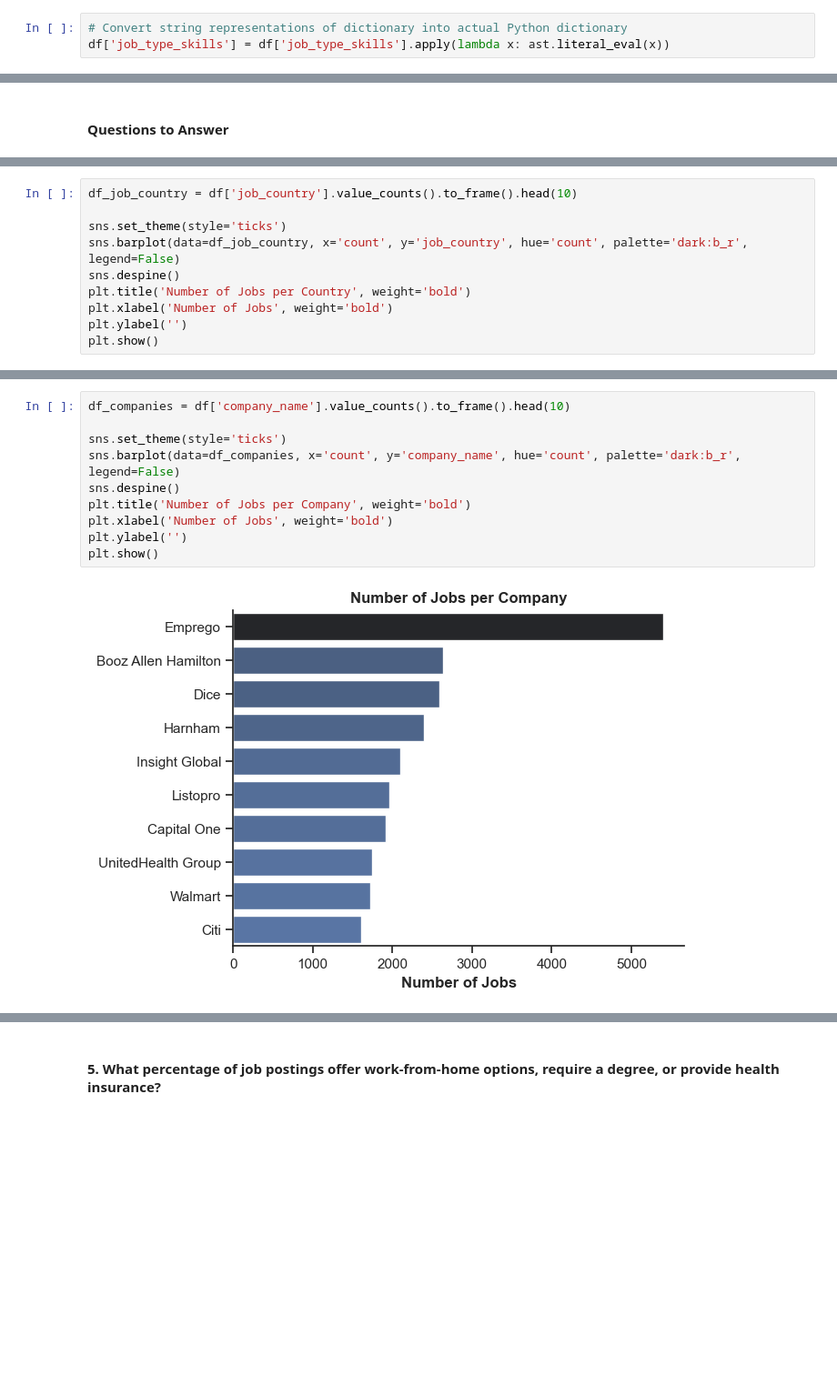
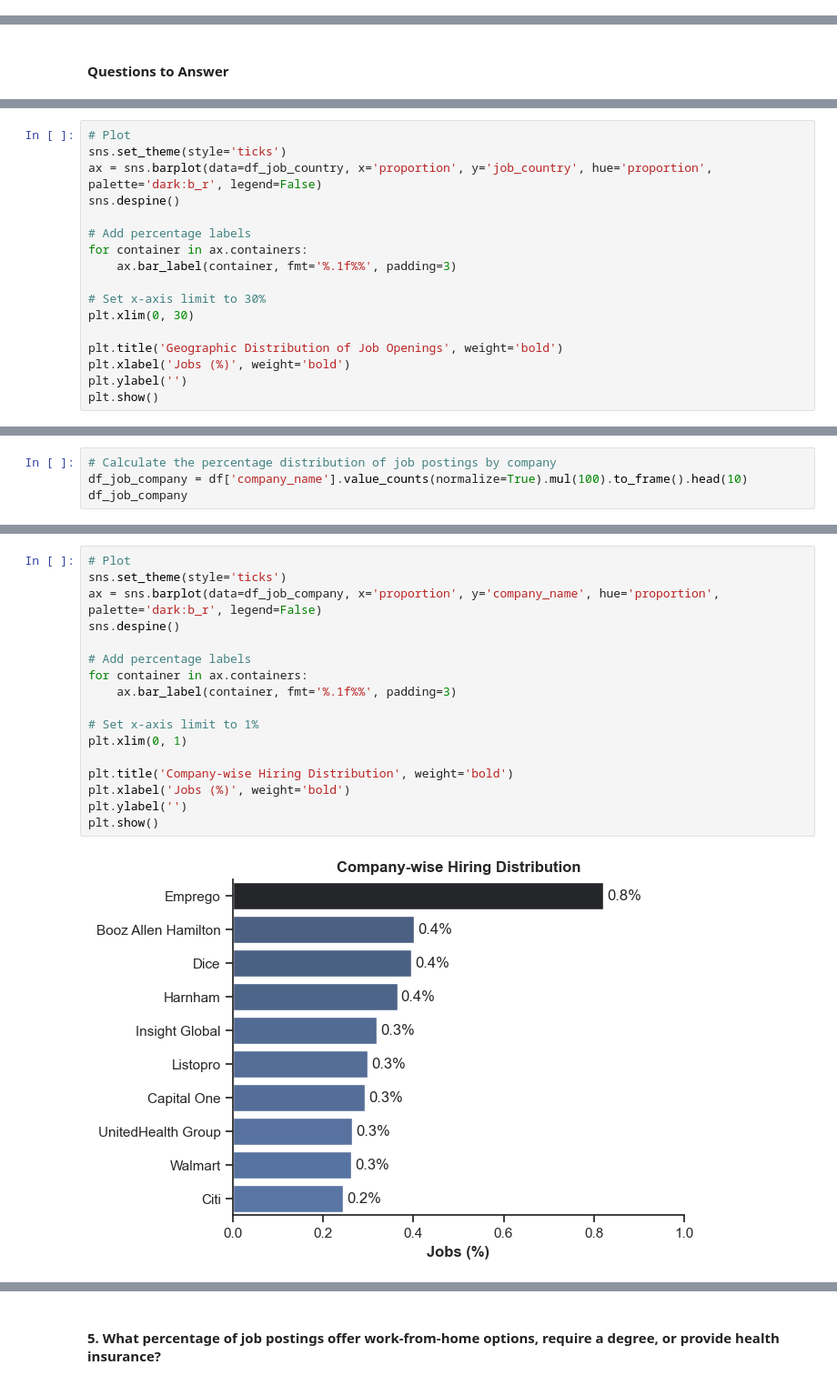
Before and after one commit to kierncb/Python_Data_Job_EDA, a Jupyter notebook: Exploratory_Data_Analysis.ipynb, the cells around one changed output, grey strips where cells are left out. Shown at 91% size. Drawn from its saved outputs; the diff is of its cells as text; blank space fills up the shorter version.

```diff
--- a/Exploratory_Data_Analysis.ipynb
+++ b/Exploratory_Data_Analysis.ipynb
@@ -89,9 +86,6 @@ df['job_via'] = df['job_via'].str.replace(r'\s*via\s*', '', regex=True)
 # %%
 # Convert string representations of list into actual Python list
 df['job_skills'] = df['job_skills'].apply(lambda x: ast.literal_eval(x))
-# %%
-# Convert string representations of dictionary into actual Python dictionary
-df['job_type_skills'] = df['job_type_skills'].apply(lambda x: ast.literal_eval(x))
 # %%
 df.head()
 # %% [output]
@@ -130,11 +165,18 @@ plt.show()
 # %%
-df_job_country = df['job_country'].value_counts().to_frame().head(10)
+# Plot
+sns.set_theme(style='ticks')
+ax = sns.barplot(data=df_job_country, x='proportion', y='job_country', hue='proportion', palette='dark:b_r', legend=False)
+sns.despine()
 
-sns.set_theme(style='ticks')
-sns.barplot(data=df_job_country, x='count', y='job_country', hue='count', palette='dark:b_r', legend=False)
-sns.despine()
-plt.title('Number of Jobs per Country', weight='bold')
-plt.xlabel('Number of Jobs', weight='bold')
+# Add percentage labels
+for container in ax.containers:
+    ax.bar_label(container, fmt='%.1f%%', padding=3)
+
+# Set x-axis limit to 30%
+plt.xlim(0, 30)
+
+plt.title('Geographic Distribution of Job Openings', weight='bold')
+plt.xlabel('Jobs (%)', weight='bold')
 plt.ylabel('')
 plt.show()
 # %% [output]
@@ -143,0 +186,4 @@ plt.show()
+# %%
+# Calculate the percentage distribution of job postings by company
+df_job_company = df['company_name'].value_counts(normalize=True).mul(100).to_frame().head(10)
+df_job_company
@@ -144,12 +203,19 @@ plt.show()
 # %%
-df_companies = df['company_name'].value_counts().to_frame().head(10)
+# Plot
+sns.set_theme(style='ticks')
+ax = sns.barplot(data=df_job_company, x='proportion', y='company_name', hue='proportion', palette='dark:b_r', legend=False)
+sns.despine()
 
-sns.set_theme(style='ticks')
-sns.barplot(data=df_companies, x='count', y='company_name', hue='count', palette='dark:b_r', legend=False)
-sns.despine()
-plt.title('Number of Jobs per Company', weight='bold')
-plt.xlabel('Number of Jobs', weight='bold')
+# Add percentage labels
+for container in ax.containers:
+    ax.bar_label(container, fmt='%.1f%%', padding=3)
+
+# Set x-axis limit to 1%
+plt.xlim(0, 1)
+
+plt.title('Company-wise Hiring Distribution', weight='bold')
+plt.xlabel('Jobs (%)', weight='bold')
 plt.ylabel('')
 plt.show()
 # %% [output]
-[figure, old version]
+[figure, new version]
```
Also changed, not shown: parts of 36 cells of this notebook.
